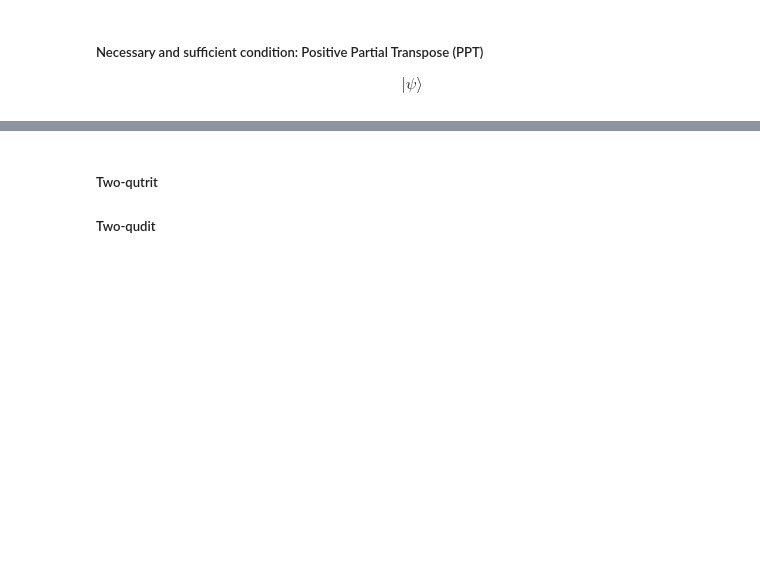
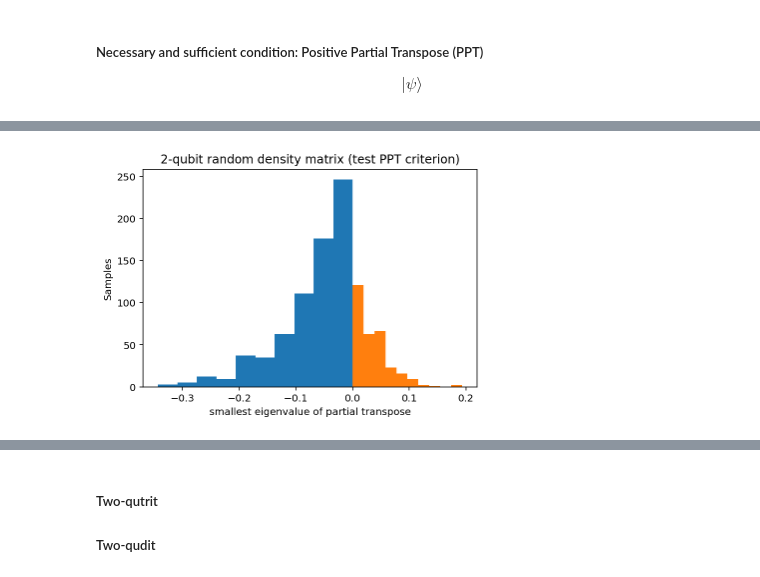
Before and after one commit to Jue-Xu/Entanglement-Witness, a Jupyter notebook: notebook/entangle.ipynb, the cells around one changed output, grey strips where cells are left out. Drawn from its saved outputs; the diff is of its cells as text; code cells hidden in the pictures; blank space fills up the shorter version.

```diff
--- a/notebook/entangle.ipynb
+++ b/notebook/entangle.ipynb
@@ -378,0 +356,35 @@ Qobj data =
+# %%
+def ppt_criterion(rho):
+    # rho = ket2dm(bell_state())
+    rho_out = partial_transpose(rho, [0, 1])
+    # print(rho_out.eigenenergies(sort='low',eigvals=1))
+    return rho_out.eigenenergies(sort='low', eigvals=1)
+
+# for state in generate_two_qubit_entangled_pure_state(3):
+#     eigen_val = ppt_criterion(state)
+#     eigen_val
+# print(rand_dm(N=4,dims=[[2,2],[2,2]]) )
+
+fig, ax = plt.subplots(figsize=(6, 4))
+
+smallest_eigen_list_random = np.array([
+    ppt_criterion(state)
+    for state in [rand_dm(N=4,dims=[[2,2],[2,2]]) for i in range(1000)]
+]).flatten()
+
+# print(np.array(smallest_eigen_list_entangled).flatten())
+# ax.hist(smallest_eigen_list_random)
+ax.hist([ e for e in smallest_eigen_list_random if e < 0 ])
+ax.hist([ e for e in smallest_eigen_list_random if e >= 0 ])
+# ax.text(4, 0.4, r'$$')
+ax.set_ylabel('Samples')
+# ax.set_ylabel(r'$ \tr (W \rho ) $')
+ax.set_xlabel('smallest eigenvalue of partial transpose')
+ax.set_title('2-qubit random density matrix (test PPT criterion)')
+# ax.legend(('fully separable', 'GHZ3', 'projection witness', 'Bell inequality',
+#            'stabilizer', 'ML ansatz'),
+#           loc='upper right')
+
+# plt.savefig('two_qubit_PPT_hist.png', dpi=300)
+# %% [output]
+[figure, added]
```
Also changed, not shown: parts of 11 cells of this notebook, 16 other files.
